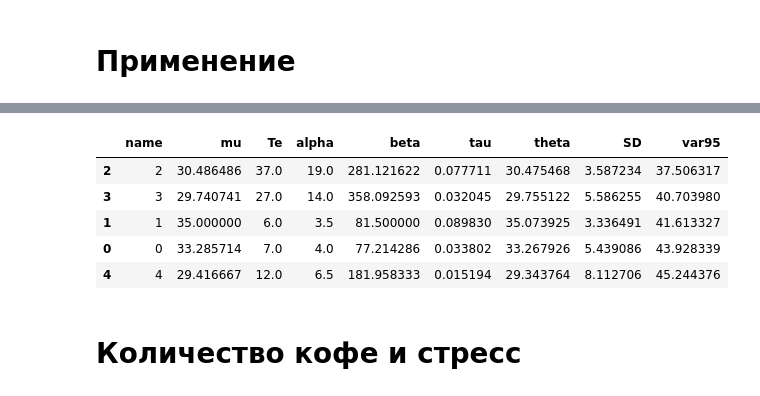
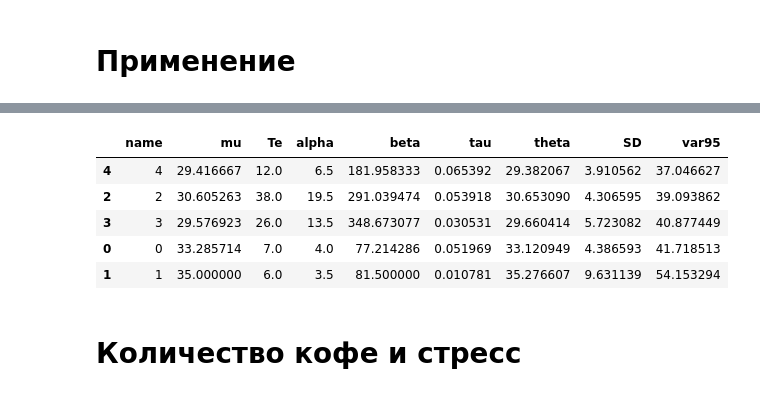
Before and after one commit to ksetdekov/trip_choice_optimizer, a Jupyter notebook: coffee-amount-optimization.ipynb, the cells around one changed output, grey strips where cells are left out. Saved outputs shown, nothing was run; the diff lists cells and outputs as text; code cells hidden in the pictures.

```diff
--- a/coffee-amount-optimization.ipynb
+++ b/coffee-amount-optimization.ipynb
@@ -227,8 +227,8 @@ events = {
     datetime(2025, 2, 8): (2, 35),
     datetime(2025, 2, 9): (2, 33),
     datetime(2025, 2, 10): (3, 35),
-    datetime(2025, 2, 11): (3, 33)
-
+    datetime(2025, 2, 11): (3, 33),
+    datetime(2025, 2, 12): (2, 35)
 }
 
 oldest_ok = max(events)-timedelta(days=91)
@@ -241,9 +241,9 @@ cups.process_events(events, days=91)
 |  | name | mu | Te | alpha | beta | tau | theta | SD | var95 |
-| 2 | 2 | 30.486486 | 37.0 | 19.0 | 281.121622 | 0.077711 | 30.475468 | 3.587234 | 37.506317 |
-| 3 | 3 | 29.740741 | 27.0 | 14.0 | 358.092593 | 0.032045 | 29.755122 | 5.586255 | 40.703980 |
-| 1 | 1 | 35.000000 | 6.0 | 3.5 | 81.500000 | 0.089830 | 35.073925 | 3.336491 | 41.613327 |
-| 0 | 0 | 33.285714 | 7.0 | 4.0 | 77.214286 | 0.033802 | 33.267926 | 5.439086 | 43.928339 |
-| 4 | 4 | 29.416667 | 12.0 | 6.5 | 181.958333 | 0.015194 | 29.343764 | 8.112706 | 45.244376 |
+| 4 | 4 | 29.416667 | 12.0 | 6.5 | 181.958333 | 0.065392 | 29.382067 | 3.910562 | 37.046627 |
+| 2 | 2 | 30.605263 | 38.0 | 19.5 | 291.039474 | 0.053918 | 30.653090 | 4.306595 | 39.093862 |
+| 3 | 3 | 29.576923 | 26.0 | 13.5 | 348.673077 | 0.030531 | 29.660414 | 5.723082 | 40.877449 |
+| 0 | 0 | 33.285714 | 7.0 | 4.0 | 77.214286 | 0.051969 | 33.120949 | 4.386593 | 41.718513 |
+| 1 | 1 | 35.000000 | 6.0 | 3.5 | 81.500000 | 0.010781 | 35.276607 | 9.631139 | 54.153294 |
 # %% [markdown]
 # Количество кофе и стресс
 # %%
```
Also changed, not shown: parts of 5 cells of this notebook.
